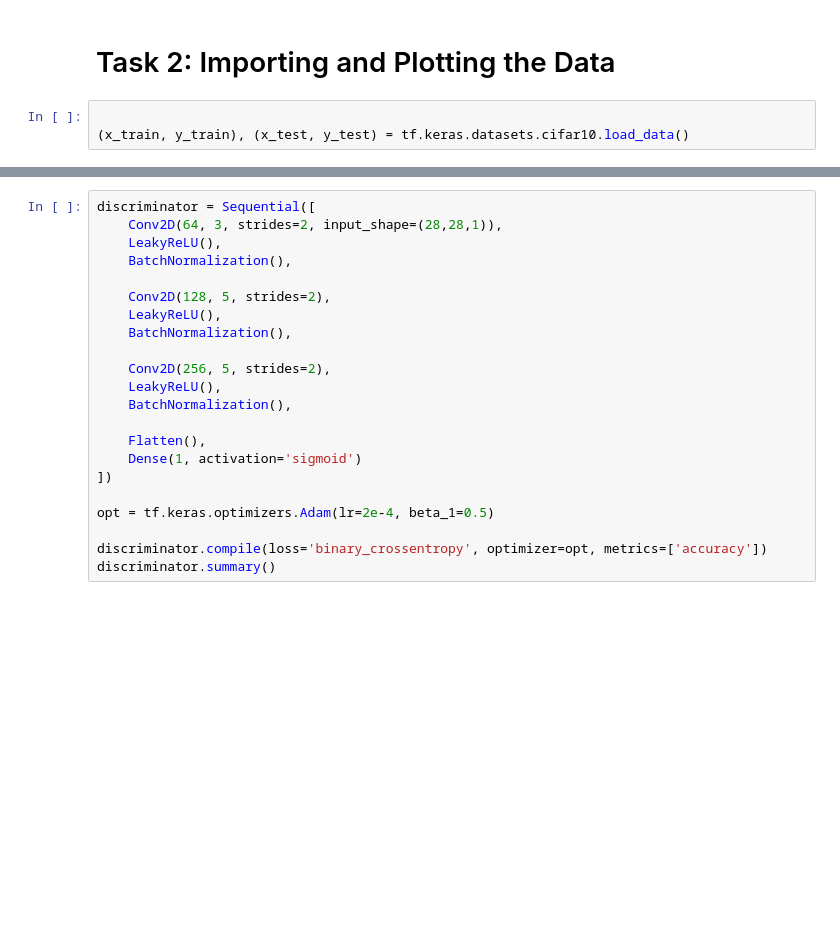
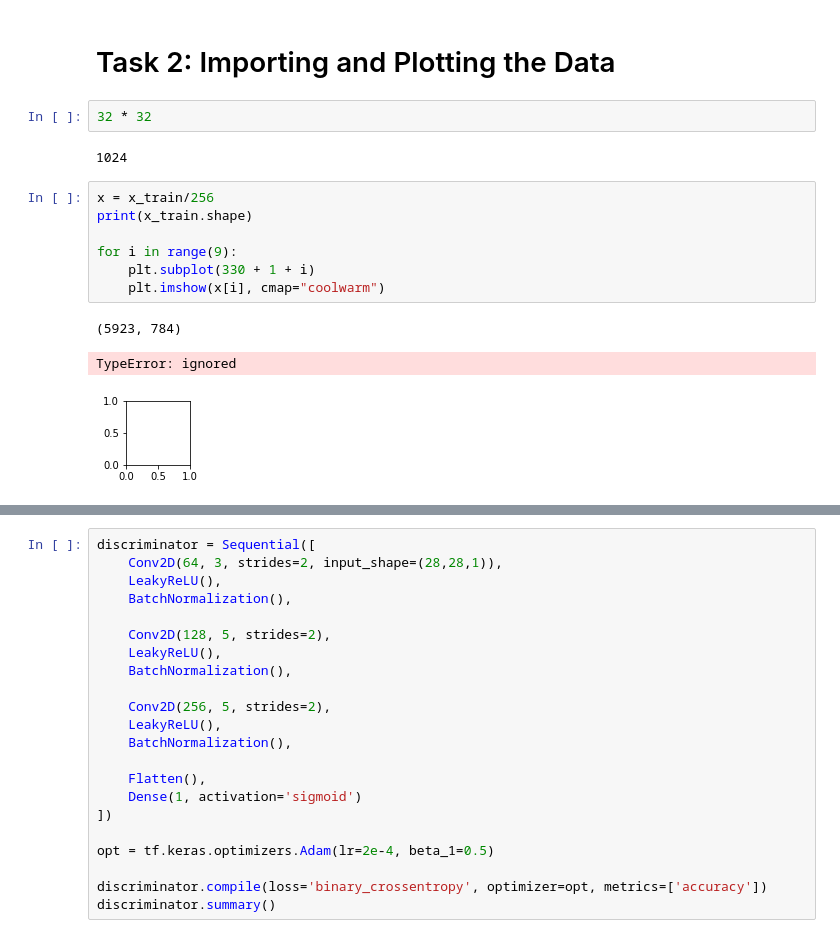
Before and after one commit to gromag/Gym-NeuralNetwork, a Jupyter notebook: Gym 8 - GANs/Learner Notebook.ipynb, the cells around one changed output, grey strips where cells are left out. Drawn from its saved outputs; the diff is of its cells as text; blank space fills up the shorter version.

```diff
--- a/Gym 8 - GANs/Learner Notebook.ipynb
+++ b/Gym 8 - GANs/Learner Notebook.ipynb
@@ -48,6 +50,18 @@ print('TensorFlow version:', tf.__version__)
 TensorFlow version: 2.7.0
 # %% [markdown]
 # Task 2: Importing and Plotting the Data
-# %%
-
-(x_train, y_train), (x_test, y_test) = tf.keras.datasets.cifar10.load_data()
+# %%
+32 * 32
+# %% [output]
+1024
+# %%
+x = x_train/256
+print(x_train.shape)
+
+for i in range(9):
+    plt.subplot(330 + 1 + i)
+    plt.imshow(x[i], cmap="coolwarm")
+# %% [output]
+(5923, 784)
+TypeError: ignored
+[figure, added]
```
Also changed, not shown: parts of 8 cells of this notebook.
